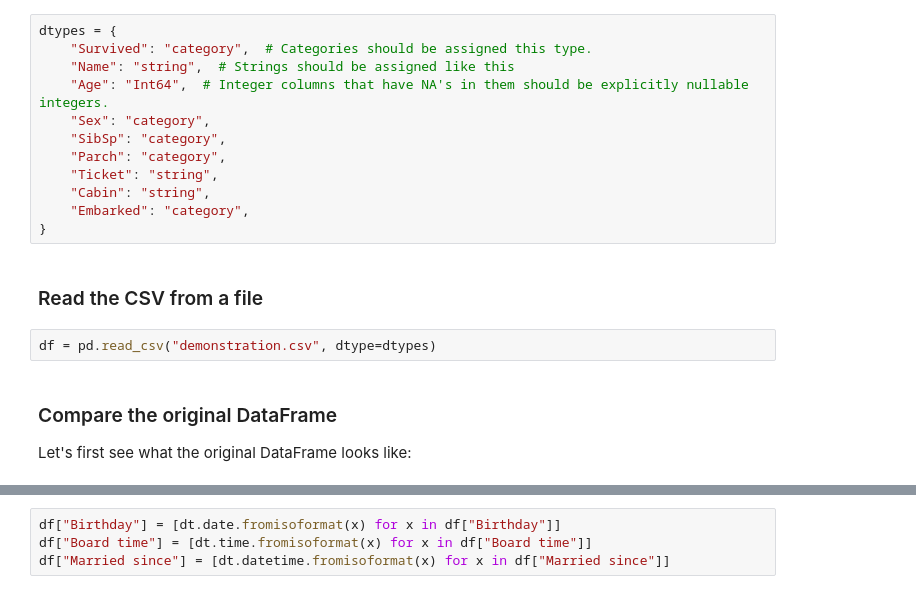
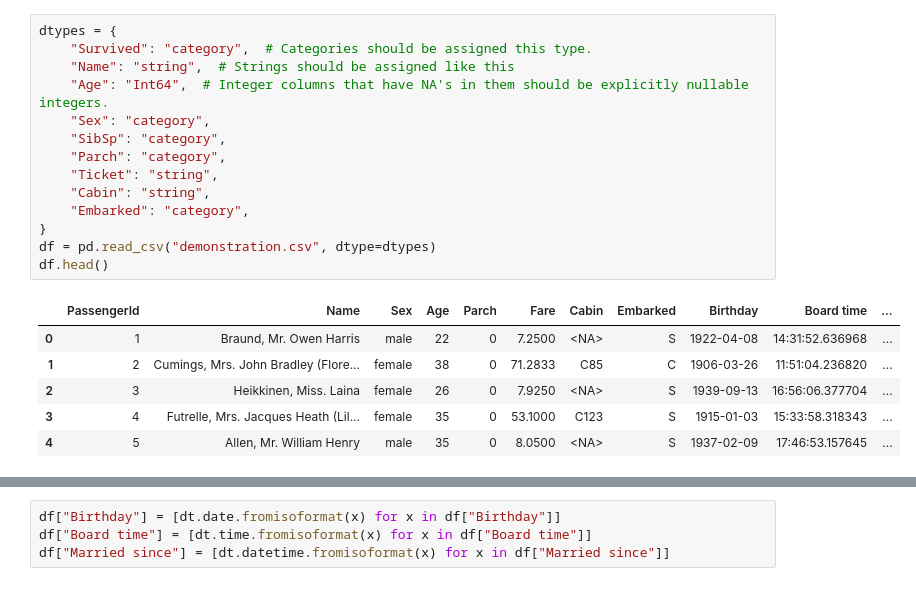
Before and after one commit to sodascience/metasyn, a Jupyter notebook: examples/advanced_tutorial.ipynb, the cells around one changed output, grey strips where cells are left out. Cells and saved outputs as stored; diff of their text form.

```diff
--- a/examples/advanced_tutorial.ipynb
+++ b/examples/advanced_tutorial.ipynb
@@ -18,20 +31,21 @@ This is the easiest way to do it, though of course this can also be remedied aft
 # %%
 dtypes = {
     "Survived": "category",  # Categories should be assigned this type.
     "Name": "string",  # Strings should be assigned like this
     "Age": "Int64",  # Integer columns that have NA's in them should be explicitly nullable integers.
     "Sex": "category",
     "SibSp": "category",
     "Parch": "category",
     "Ticket": "string",
     "Cabin": "string",
     "Embarked": "category",
 }
+df = pd.read_csv("demonstration.csv", dtype=dtypes)
+df.head()
+# %% [output]
+|  | PassengerId | Name | Sex | Age | Parch | Fare | Cabin | Embarked | Birthday | Board time | ... |
+| 0 | 1 | Braund, Mr. Owen Harris | male | 22 | 0 | 7.2500 | <NA> | S | 1922-04-08 | 14:31:52.636968 | ... |
+| 1 | 2 | Cumings, Mrs. John Bradley (Flore... | female | 38 | 0 | 71.2833 | C85 | C | 1906-03-26 | 11:51:04.236820 | ... |
+| 2 | 3 | Heikkinen, Miss. Laina | female | 26 | 0 | 7.9250 | <NA> | S | 1939-09-13 | 16:56:06.377704 | ... |
+| 3 | 4 | Futrelle, Mrs. Jacques Heath (Lil... | female | 35 | 0 | 53.1000 | C123 | S | 1915-01-03 | 15:33:58.318343 | ... |
+| 4 | 5 | Allen, Mr. William Henry | male | 35 | 0 | 8.0500 | <NA> | S | 1937-02-09 | 17:46:53.157645 | ... |
-# %% [markdown]
-### Read the CSV from a file
-# %%
-df = pd.read_csv("demonstration.csv", dtype=dtypes)
-# %% [markdown]
-### Compare the original DataFrame
-
-Let's first see what the original DataFrame looks like:
```
Also changed, not shown: parts of 14 cells of this notebook.
